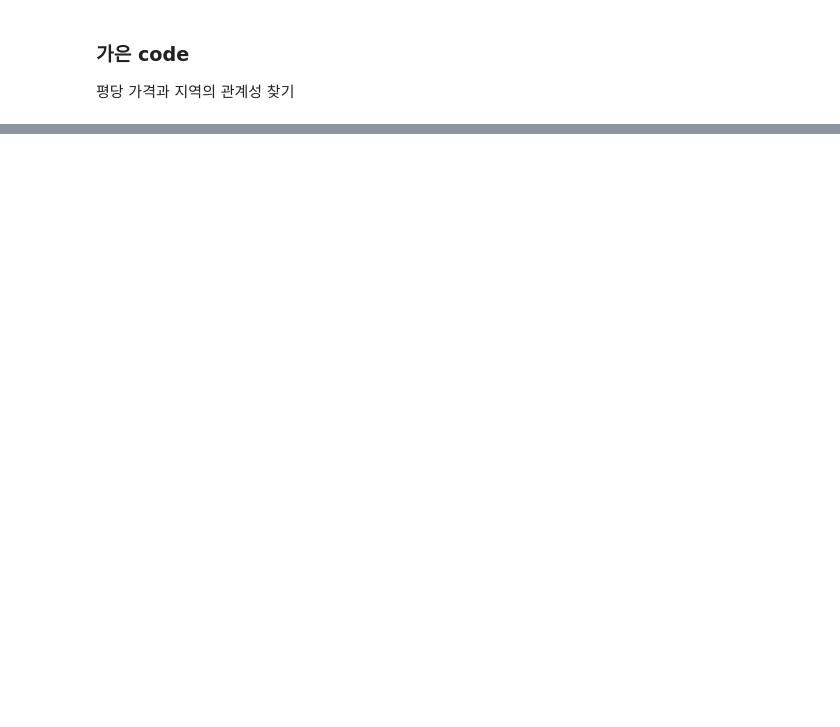
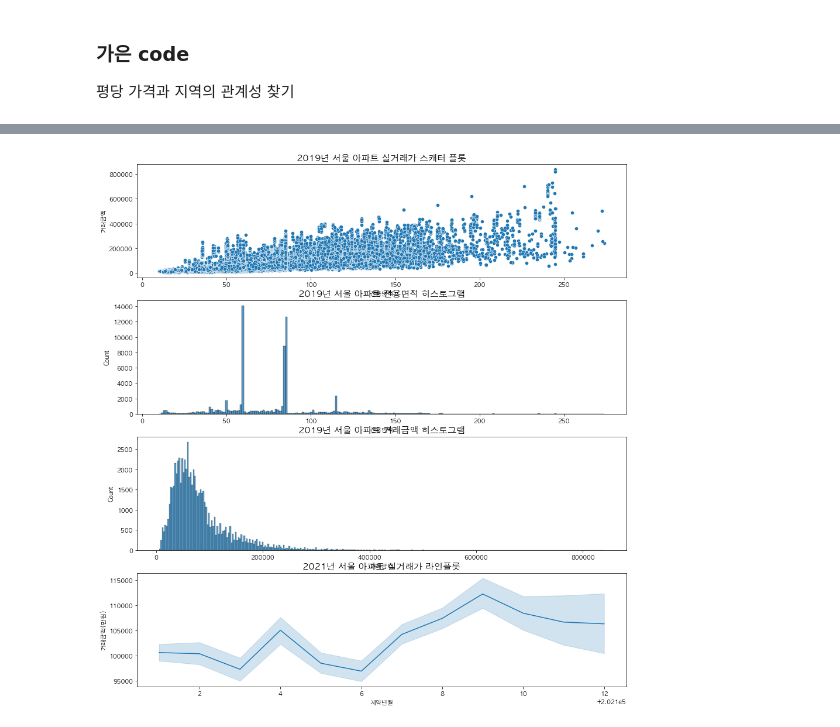
Before and after one commit to ywoo12321/KB_IT_Academy_4Team, a Jupyter notebook: 1차미니프로젝트/미니프로젝트.ipynb, the cells around one changed output, grey strips where cells are left out. Cells and saved outputs as stored; diff of their text form; code cells hidden in the pictures; blank space fills up the shorter version.

```diff
--- a/1차미니프로젝트/미니프로젝트.ipynb
+++ b/1차미니프로젝트/미니프로젝트.ipynb
@@ -555,0 +433,21 @@ FileNotFoundError: [Errno 2] No such file or directory: '../행정_법정동 중
+# %%
+plt.figure(figsize=(15,25))
+n = 6
+_x = apart_2021.groupby('동')[['거래금액(만원)']].mean().sort_values(by='거래금액(만원)',ascending=False).head().index
+_y = apart_2021.groupby('동')[['거래금액(만원)']].mean().sort_values(by='거래금액(만원)',ascending=False).head()['거래금액(만원)']
+
+__x = apart_2019.groupby('법정동')[['거래금액']].mean().sort_values(by='거래금액',ascending=False).head().index
+__y = apart_2019.groupby('법정동')[['거래금액']].mean().sort_values(by='거래금액',ascending=False).head()['거래금액']
+
+plt.subplot(n,1,1)
+sns.scatterplot(x='전용면적',y= '거래금액', data=apart_2019).set_title('2019년 서울 아파트 실거래가 스캐터 플롯', fontsize=15)
+plt.subplot(n,1,2)
+sns.histplot(x=apart_2019['전용면적']).set_title('2019년 서울 아파트 전용면적 히스토그램', fontsize=15)
+plt.subplot(n,1,3)
+sns.histplot(x=apart_2019['거래금액']).set_title('2019년 서울 아파트 거래금액 히스토그램', fontsize=15)
+plt.subplot(n,1,4)
+sns.lineplot(x='계약년월',y= '거래금액(만원)', data=apart_2021).set_title('2021년 서울 아파트 실거래가 라인플롯', fontsize=15)
+
+plt.show()
+# %% [output]
+[figure, added]
```
Also changed, not shown: parts of 35 cells of this notebook, 3 other files.
